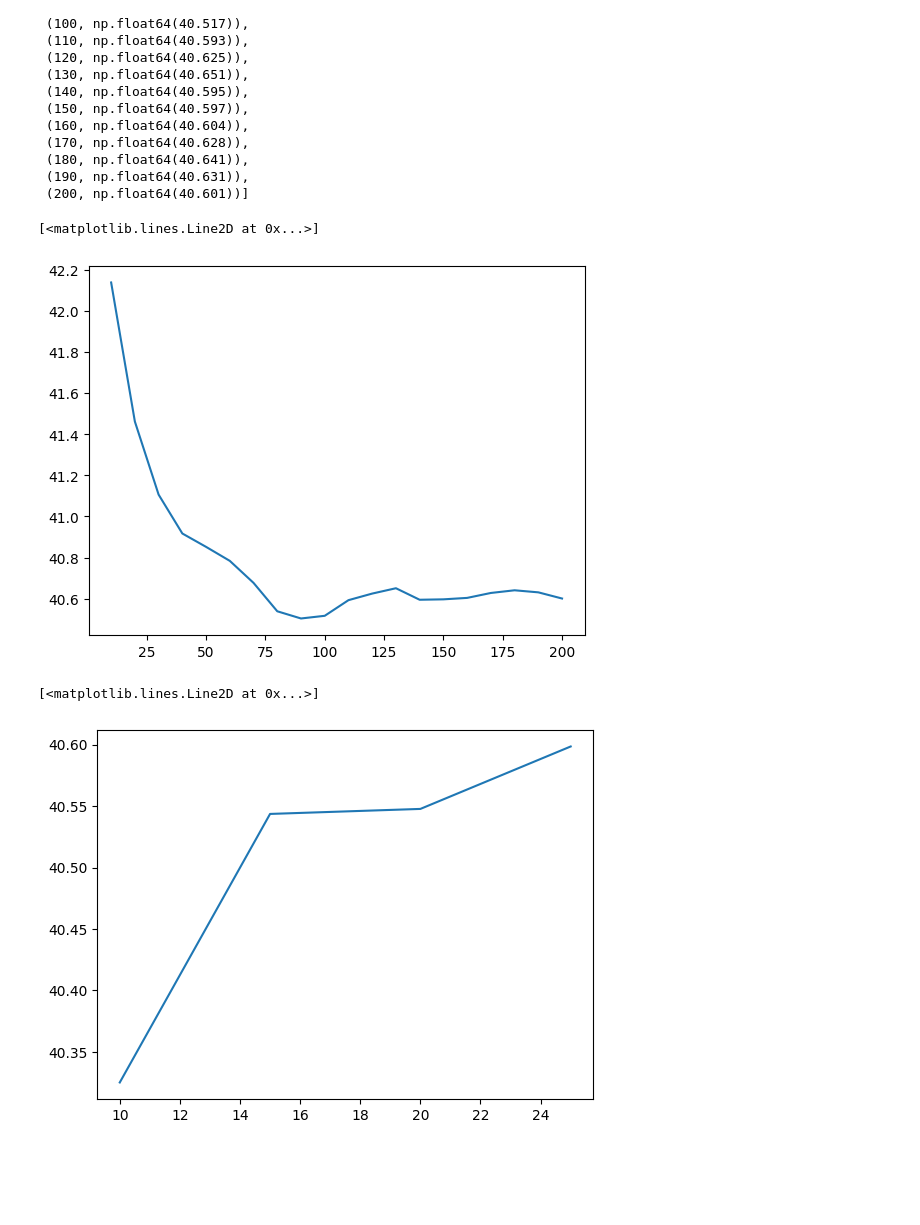
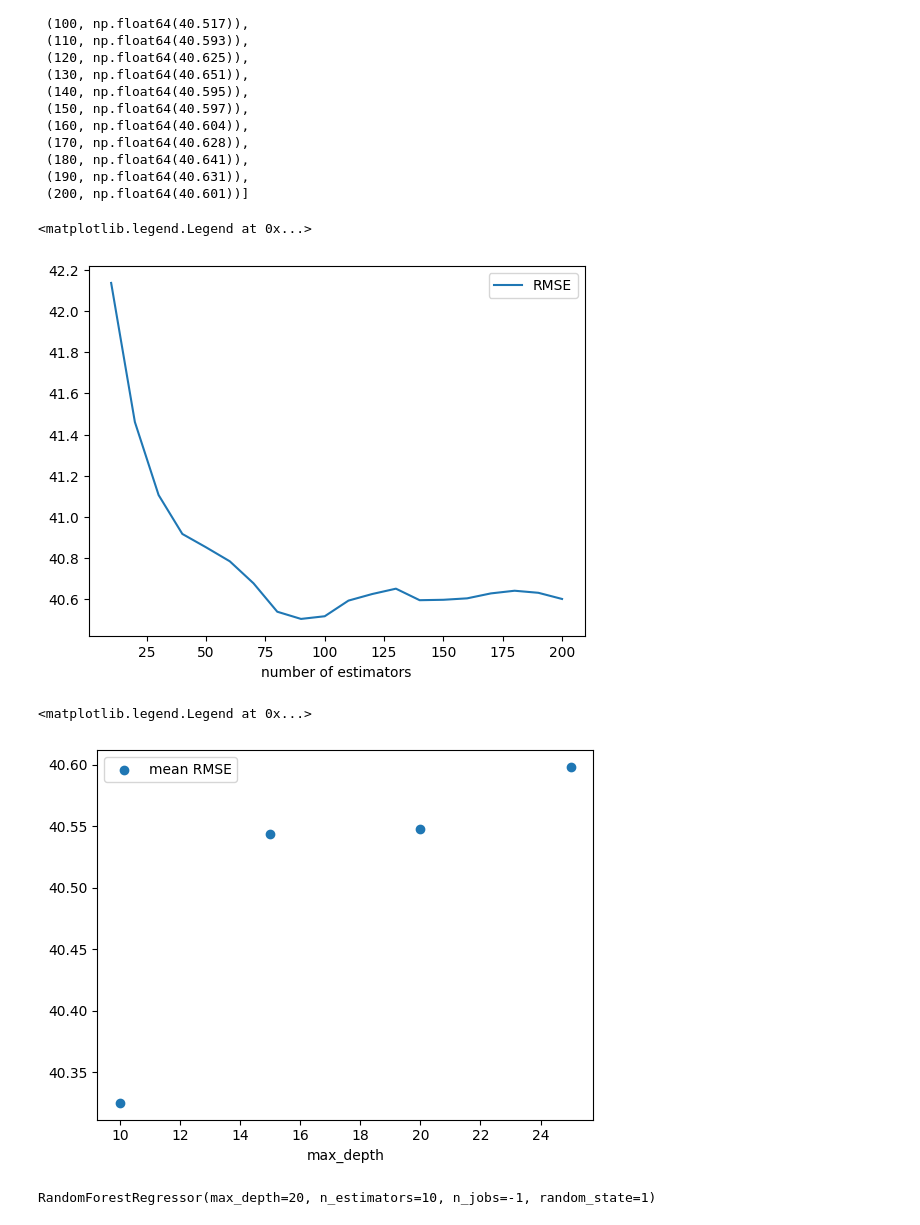
Before and after one commit to lucas-guillet/machine-learning-zoomcamp-homework, a Jupyter notebook: 06-trees/homework_6.ipynb, the cells around one changed output. Saved outputs shown, nothing was run; the diff lists cells and outputs as text; code cells hidden in the pictures; blank space fills up the shorter version.

```diff
--- a/06-trees/homework_6.ipynb
+++ b/06-trees/homework_6.ipynb
@@ -212,7 +212,8 @@ scores =[]
 for n in range(10, 201, 10) :
     rfr = RandomForestRegressor(
     n_estimators=n,
-    random_state=1)
+    random_state=1,
+    n_jobs=-1)
 
     rfr.fit(X_train, y_train)
     y_pred = rfr.predict(X_val)
@@ -245,11 +246,13 @@ scores
 # %%
 columns = ['n_estimators', 'rmse']
 df_scores = pd.DataFrame(scores, columns=['n_estimators', 'rmse'])
 
-plt.plot(df_scores.n_estimators, df_scores.rmse)
+plt.plot(df_scores.n_estimators, df_scores.rmse, label="RMSE")
+plt.xlabel("number of estimators")
+plt.legend()
 # %% [output]
-[<matplotlib.lines.Line2D at 0x...>]
+<matplotlib.legend.Legend at 0x...>
-[figure, old version]
+[figure, new version]
 # %%
 from tqdm import tqdm
 import statistics
@@ -275,7 +279,19 @@ for d in tqdm([10, 15, 20, 25], desc="Depth"):
 columns = ['max_depth', 'mean_rmse']
 df_scores = pd.DataFrame(scores, columns=columns)
 
-plt.plot(df_scores.max_depth, df_scores.mean_rmse)
+plt.scatter(df_scores.max_depth, df_scores.mean_rmse, label="mean RMSE")
+plt.xlabel("max_depth")
+plt.legend()
 # %% [output]
-[<matplotlib.lines.Line2D at 0x...>]
+<matplotlib.legend.Legend at 0x...>
-[figure, old version]
+[figure, new version]
+# %%
+rfr = RandomForestRegressor(
+n_estimators=10,
+max_depth=20,
+random_state=1,
+n_jobs=-1)
+
+rfr.fit(X_train, y_train)
+# %% [output]
+RandomForestRegressor(max_depth=20, n_estimators=10, n_jobs=-1, random_state=1)
```
Also changed, not shown: parts of 2 cells of this notebook.
